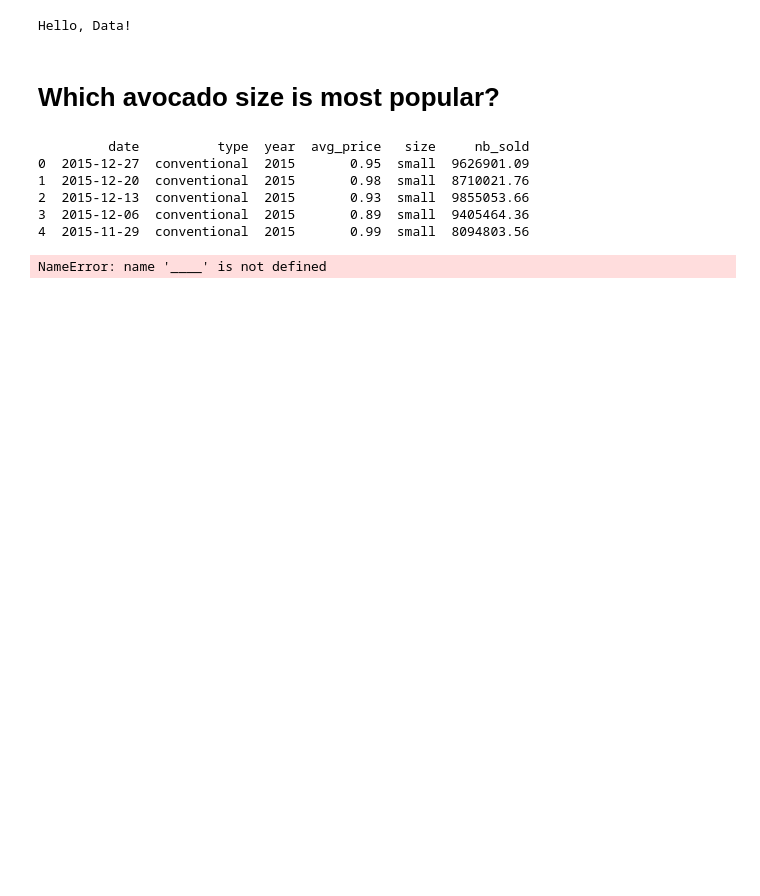
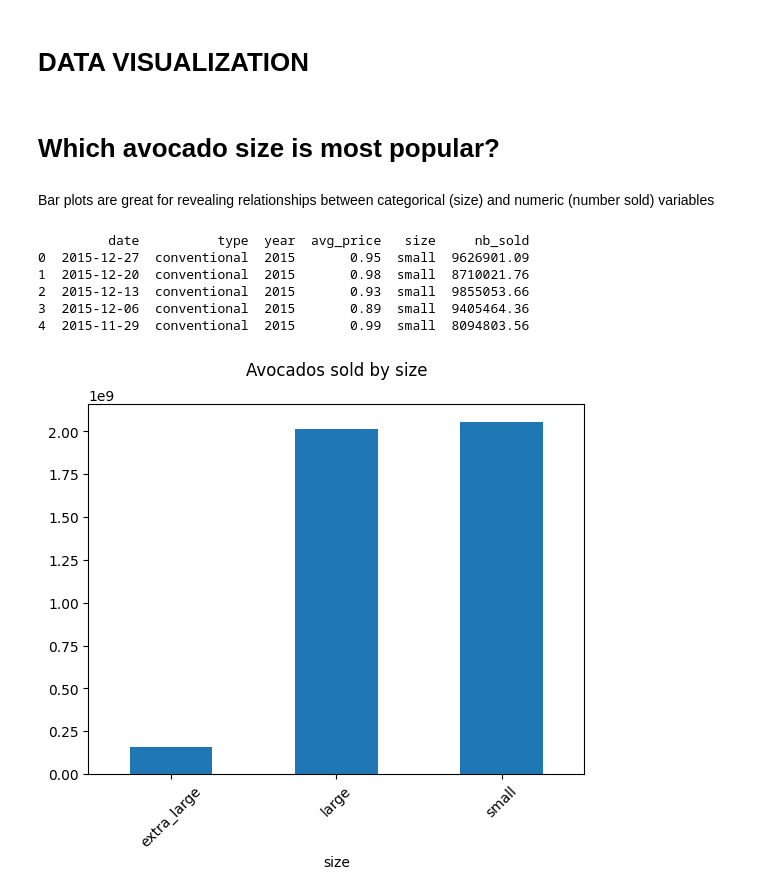
Before and after one commit to gustavo-plc/dataScience, a Jupyter notebook: data_visualization.ipynb, the cells around one changed output. Cells and saved outputs as stored; diff of their text form; code cells hidden in the pictures; blank space fills up the shorter version.

Commit message:
Line, bars, scatter and histogram were made to visualize relations between variables.

```diff
--- a/data_visualization.ipynb
+++ b/data_visualization.ipynb
@@ -1,37 +1,38 @@
 # %% [markdown]
 <a href="https://colab.research.google.com/github/gustavo-plc/dataScience/blob/main/data_visualization.ipynb" target="_parent"><img src="https://colab.research.google.com/assets/colab-badge.svg" alt="Open In Colab"/></a>
-# %%
-print('Hello, Data!')
-
-path = '/content/drive/MyDrive/Colab Notebooks/avoplotto.pkl'
-# %% [output]
-Hello, Data!
+# %% [markdown]
+# **DATA VISUALIZATION**
 # %% [markdown]
 # **Which avocado size is most popular?**
+# %% [markdown]
+Bar plots are great for revealing relationships between categorical (size) and numeric (number sold) variables
 # %%
 # Import matplotlib.pyplot with alias plt
 import matplotlib.pyplot as plt
 import pandas as pd
+
+path = '/content/drive/MyDrive/Colab Notebooks/avoplotto.pkl'
 
 # Load file
 avocados = pd.read_pickle(path)
 
 # Look at the first few rows of data
 print(avocados.head())
+print()
 
 # Get the total number of avocados sold of each size
-nb_sold_by_size = avocados.groupby()
+nb_sold_by_size = avocados.groupby('size')['nb_sold'].sum()
 
 # Create a bar plot of the number of avocados sold by size
-____
+nb_sold_by_size.plot(kind = 'bar', title = 'Avocados sold by size\n', rot = 45)
 
 # Show the plot
-____
+plt.show()
 # %% [output]
          date          type  year  avg_price   size     nb_sold
 0  2015-12-27  conventional  2015       0.95  small  9626901.09
 1  2015-12-20  conventional  2015       0.98  small  8710021.76
 2  2015-12-13  conventional  2015       0.93  small  9855053.66
 3  2015-12-06  conventional  2015       0.89  small  9405464.36
 4  2015-11-29  conventional  2015       0.99  small  8094803.56
-NameError: name '____' is not defined
+[figure, added]
```
Also changed, not shown: parts of 12 cells of this notebook.
